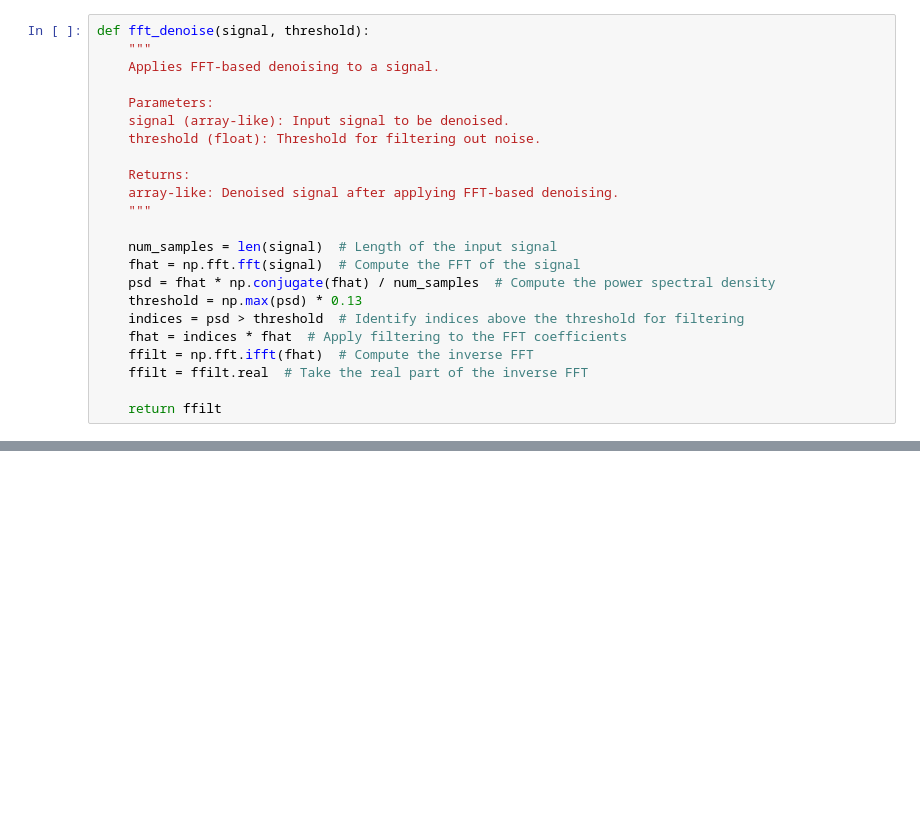
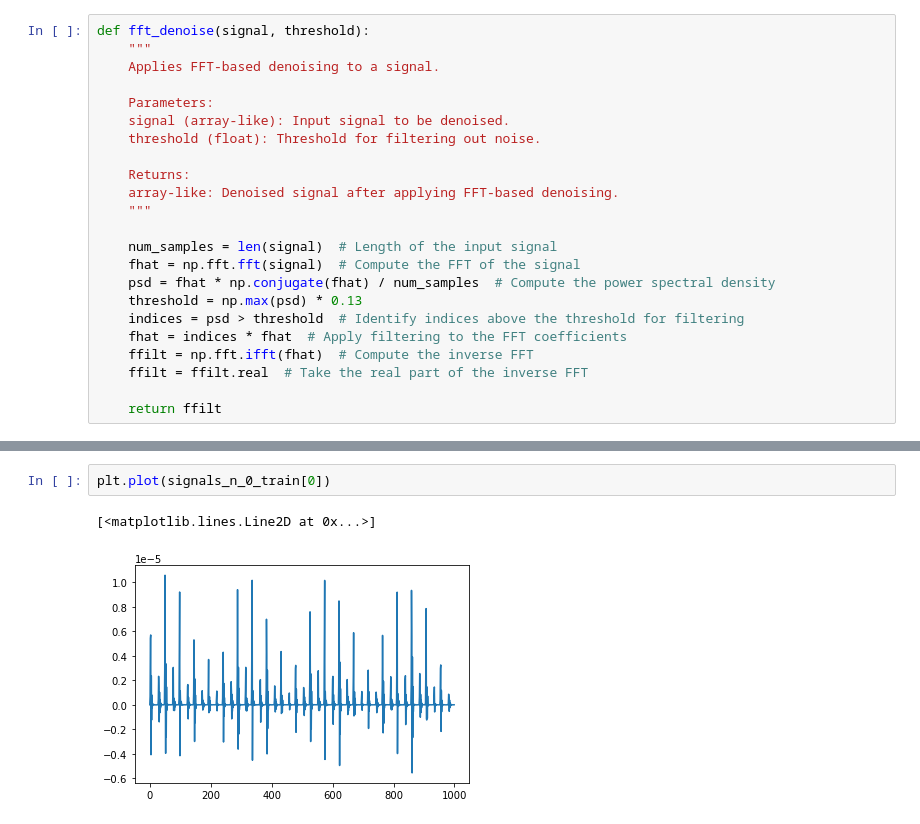
Before and after one commit to A-Big-Tortoise/NRSR_Research, a Jupyter notebook: Code/Week7/Normal_Noise.ipynb, the cells around one changed output, grey strips where cells are left out. Cells and saved outputs as stored; diff of their text form; blank space fills up the shorter version.

```diff
--- a/Code/Week7/Normal_Noise.ipynb
+++ b/Code/Week7/Normal_Noise.ipynb
@@ -344,5 +260,10 @@ if __name__=='__main__':
 # %% [output]
 (4687, 1000) (2853, 1000)
+# %%
+plt.plot(signals_n_0_train[0])
+# %% [output]
+[<matplotlib.lines.Line2D at 0x...>]
+[figure, added]
 # %%
     plt.figure()
     plt.scatter(np.array(features_train)[:, 0], labels_n_0_train[:, 4])
```
Also changed, not shown: parts of 8 cells of this notebook, 5 other files.
